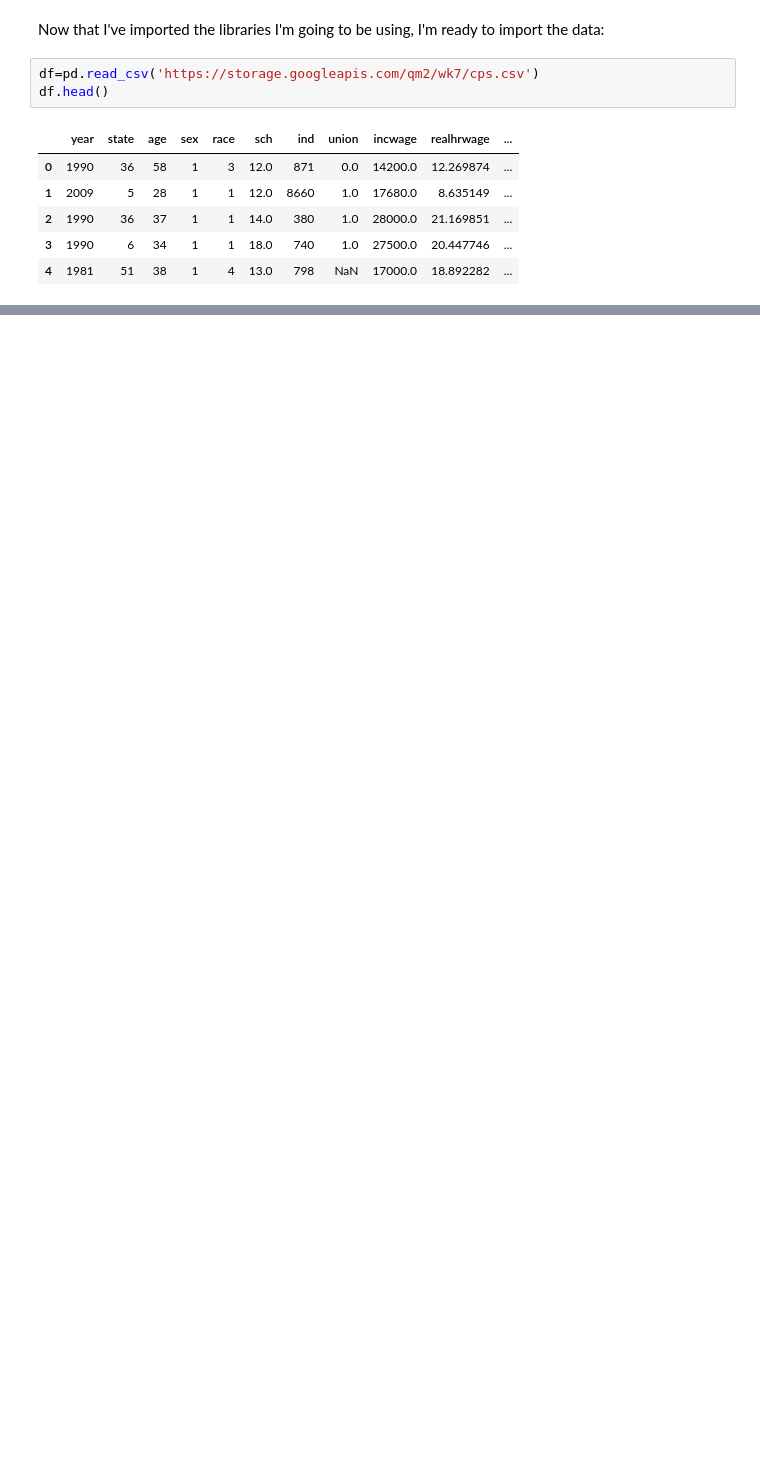
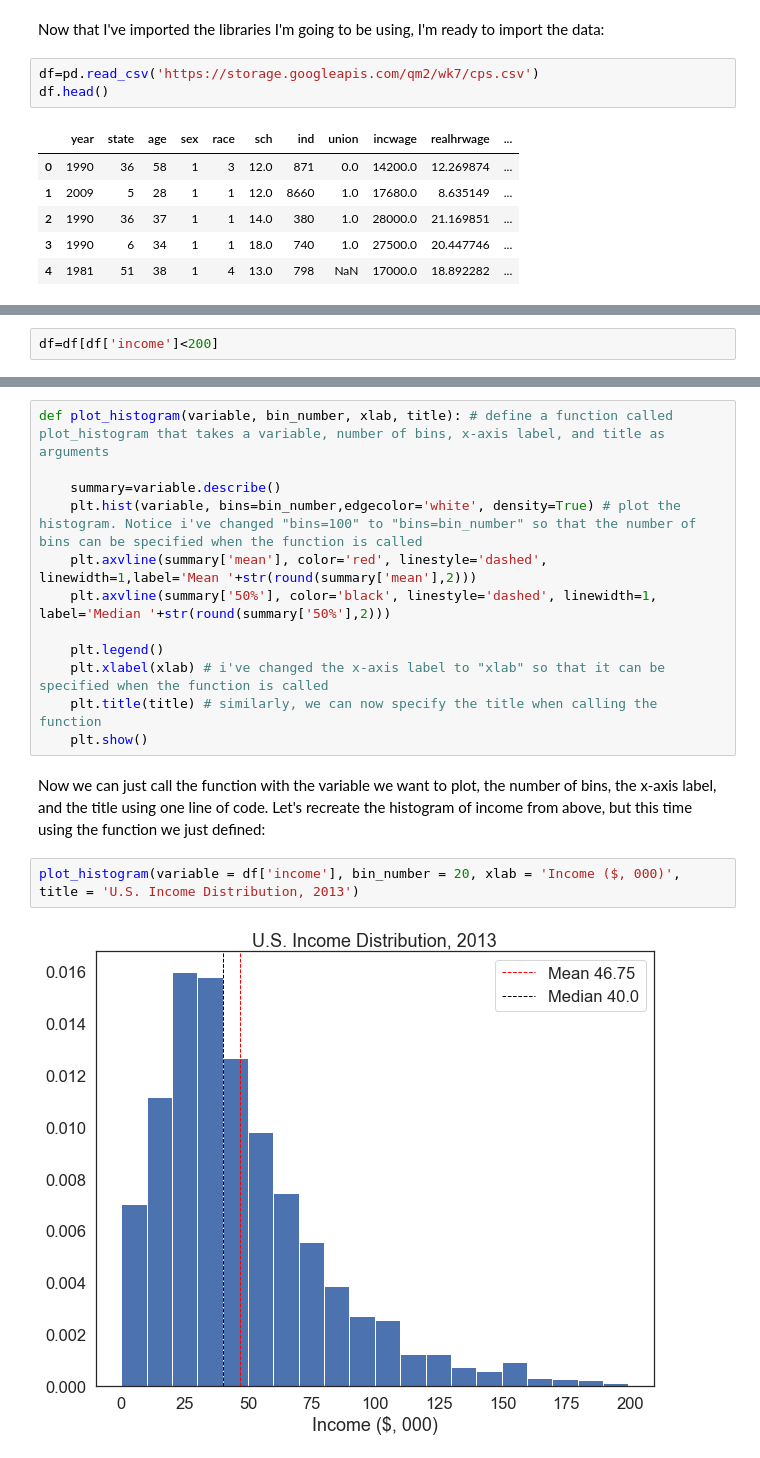
Before and after one commit to SHocombe/QM2, a Jupyter notebook: W5_Distributions_and_Basic_Statistics.ipynb, the cells around one changed output, grey strips where cells are left out. Drawn from its saved outputs; the diff is of its cells as text; blank space fills up the shorter version.

```diff
--- a/W5_Distributions_and_Basic_Statistics.ipynb
+++ b/W5_Distributions_and_Basic_Statistics.ipynb
@@ -604,0 +248,2 @@ Name: count, dtype: int64
+# %%
+df=df[df['income']<200]
@@ -604,0 +282,18 @@ Name: count, dtype: int64
+# %%
+def plot_histogram(variable, bin_number, xlab, title): # define a function called plot_histogram that takes a variable, number of bins, x-axis label, and title as arguments
+
+	summary=variable.describe()
+	plt.hist(variable, bins=bin_number,edgecolor='white', density=True) # plot the histogram. Notice i've changed "bins=100" to "bins=bin_number" so that the number of bins can be specified when the function is called
+	plt.axvline(summary['mean'], color='red', linestyle='dashed', linewidth=1,label='Mean '+str(round(summary['mean'],2)))
+	plt.axvline(summary['50%'], color='black', linestyle='dashed', linewidth=1, label='Median '+str(round(summary['50%'],2)))
+
+	plt.legend()
+	plt.xlabel(xlab) # i've changed the x-axis label to "xlab" so that it can be specified when the function is called
+	plt.title(title) # similarly, we can now specify the title when calling the function
+	plt.show()
+# %% [markdown]
+Now we can just call the function with the variable we want to plot, the number of bins, the x-axis label, and the title using one line of code. Let's recreate the histogram of income from above, but this time using the function we just defined:
+# %%
+plot_histogram(variable = df['income'], bin_number = 20, xlab = 'Income ($, 000)', title = 'U.S. Income Distribution, 2013')
+# %% [output]
+[figure, added]
```
Also changed, not shown: parts of 98 cells of this notebook.
